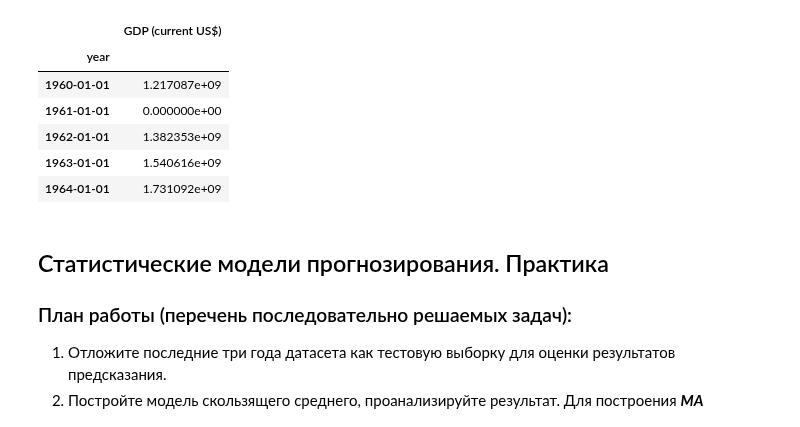
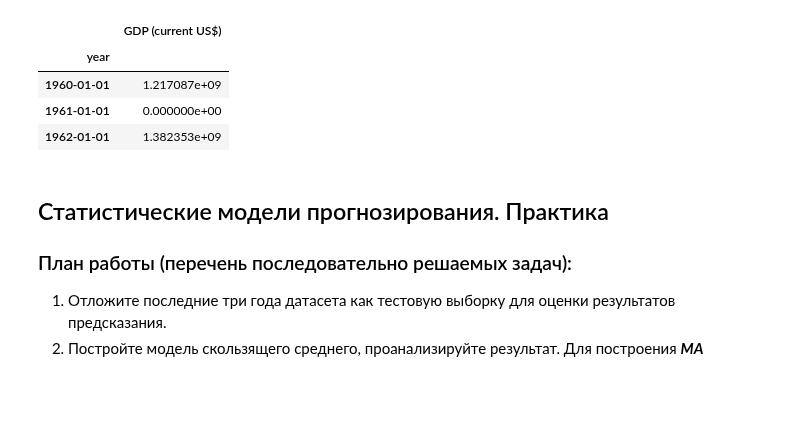
Before and after one commit to IvanovDmitryV/skillfactory_rds, a Jupyter notebook: Unit_7_restart/Project_7.ipynb, the cells around one changed output. Cells and saved outputs as stored; diff of their text form; code cells hidden in the pictures; blank space fills up the shorter version.

```diff
--- a/Unit_7_restart/Project_7.ipynb
+++ b/Unit_7_restart/Project_7.ipynb
@@ -19,15 +19,13 @@ warnings.filterwarnings('ignore')
 # %%
 data = pd.read_csv('./data/ghana_gdp.csv',index_col='year',parse_dates=['year'])
 
-data.head()
+data.head(3)
 # %% [output]
 |  | GDP (current US$) |
 | year |  |
 | 1960-01-01 | 1.217087e+09 |
 | 1961-01-01 | 0.000000e+00 |
 | 1962-01-01 | 1.382353e+09 |
-| 1963-01-01 | 1.540616e+09 |
-| 1964-01-01 | 1.731092e+09 |
 # %% [markdown]
 ## Статистические модели прогнозирования. Практика
 ### План работы (перечень последовательно решаемых задач):
```
Also changed, not shown: parts of 53 cells of this notebook, 2 other files.
